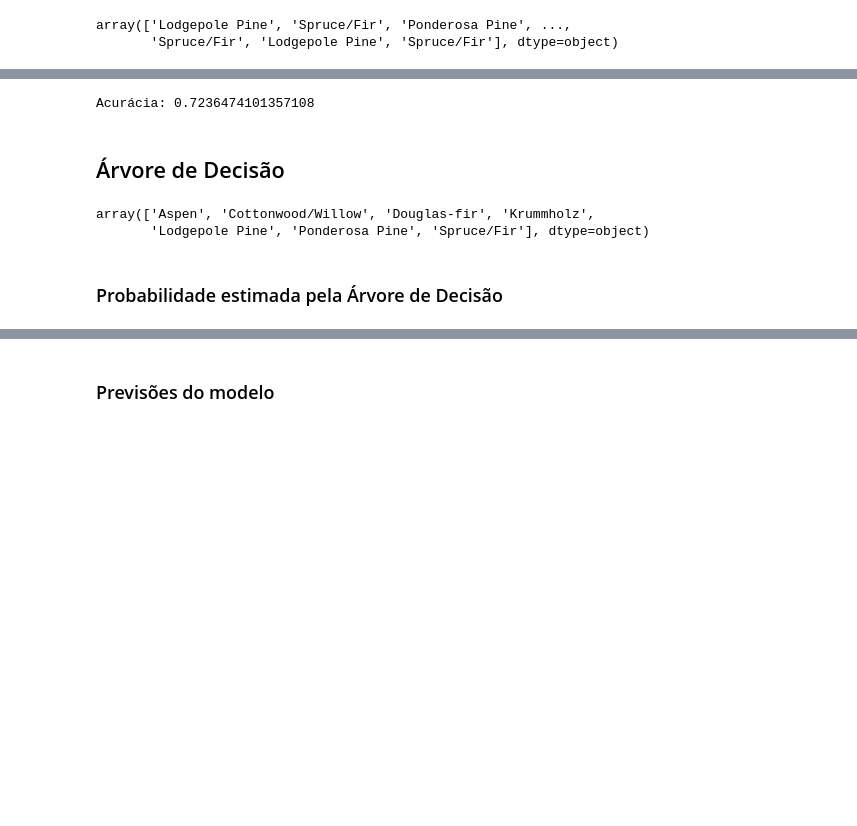
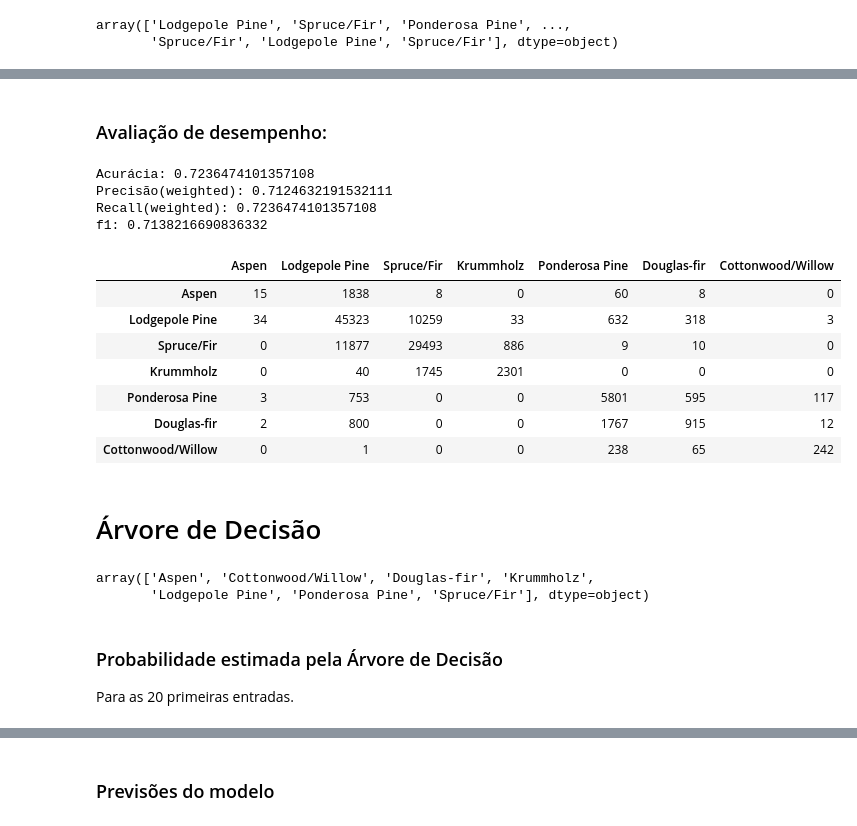
Before and after one commit to johnnyloreano/SGBDFinal, a Jupyter notebook: trabalho_classificacao.ipynb, the cells around one changed output, grey strips where cells are left out. Saved outputs shown, nothing was run; the diff lists cells and outputs as text; code cells hidden in the pictures; blank space fills up the shorter version.

```diff
--- a/trabalho_classificacao.ipynb
+++ b/trabalho_classificacao.ipynb
@@ -360,5 +344,2 @@ array(['Lodgepole Pine', 'Spruce/Fir', 'Ponderosa Pine', ...,
-# %%
-corrects = y_prediction == y_test
-print('Acurácia:', corrects.sum()/len(corrects))
-# %% [output]
-Acurácia: 0.7236474101357108
+# %% [markdown]
+### Avaliação de desempenho:
@@ -365,5 +352,29 @@ Acurácia: 0.7236474101357108
+# %%
+labels = df['Cover_Type'].unique()
+# %%
+print('Acurácia:', accuracy_score(y_test, y_prediction))
+print('Precisão(weighted):', precision_score(y_test, y_prediction, labels, average='weighted'))
+print('Recall(weighted):', recall_score(y_test, y_prediction, labels, average='weighted'))
+print('f1(weighted):', f1_score(y_test, y_prediction, labels, average='weighted'))
+# %% [output]
+Acurácia: 0.7236474101357108
+Precisão(weighted): 0.7124632191532111
+Recall(weighted): 0.7236474101357108
+f1: 0.7138216690836332
+# %%
+conf_matrix_log_reg = confusion_matrix(y_test, y_prediction, labels)
+pd.DataFrame(conf_matrix_log_reg, index=labels, columns=labels)
+# %% [output]
+|  | Aspen | Lodgepole Pine | Spruce/Fir | Krummholz | Ponderosa Pine | Douglas-fir | Cottonwood/Willow |
+| Aspen | 15 | 1838 | 8 | 0 | 60 | 8 | 0 |
+| Lodgepole Pine | 34 | 45323 | 10259 | 33 | 632 | 318 | 3 |
+| Spruce/Fir | 0 | 11877 | 29493 | 886 | 9 | 10 | 0 |
+| Krummholz | 0 | 40 | 1745 | 2301 | 0 | 0 | 0 |
+| Ponderosa Pine | 3 | 753 | 0 | 0 | 5801 | 595 | 117 |
+| Douglas-fir | 2 | 800 | 0 | 0 | 1767 | 915 | 12 |
+| Cottonwood/Willow | 0 | 1 | 0 | 0 | 238 | 65 | 242 |
 # %% [markdown]
-## Árvore de Decisão
+# Árvore de Decisão
 # %%
 from sklearn.tree import DecisionTreeClassifier
 
@@ -375,4 +386,5 @@ array(['Aspen', 'Cottonwood/Willow', 'Douglas-fir', 'Krummholz',
        'Lodgepole Pine', 'Ponderosa Pine', 'Spruce/Fir'], dtype=object)
 # %% [markdown]
 ### Probabilidade estimada pela Árvore de Decisão
+Para as 20 primeiras entradas.
 # %%
```
Also changed, not shown: parts of 26 cells of this notebook, 1 other file.
